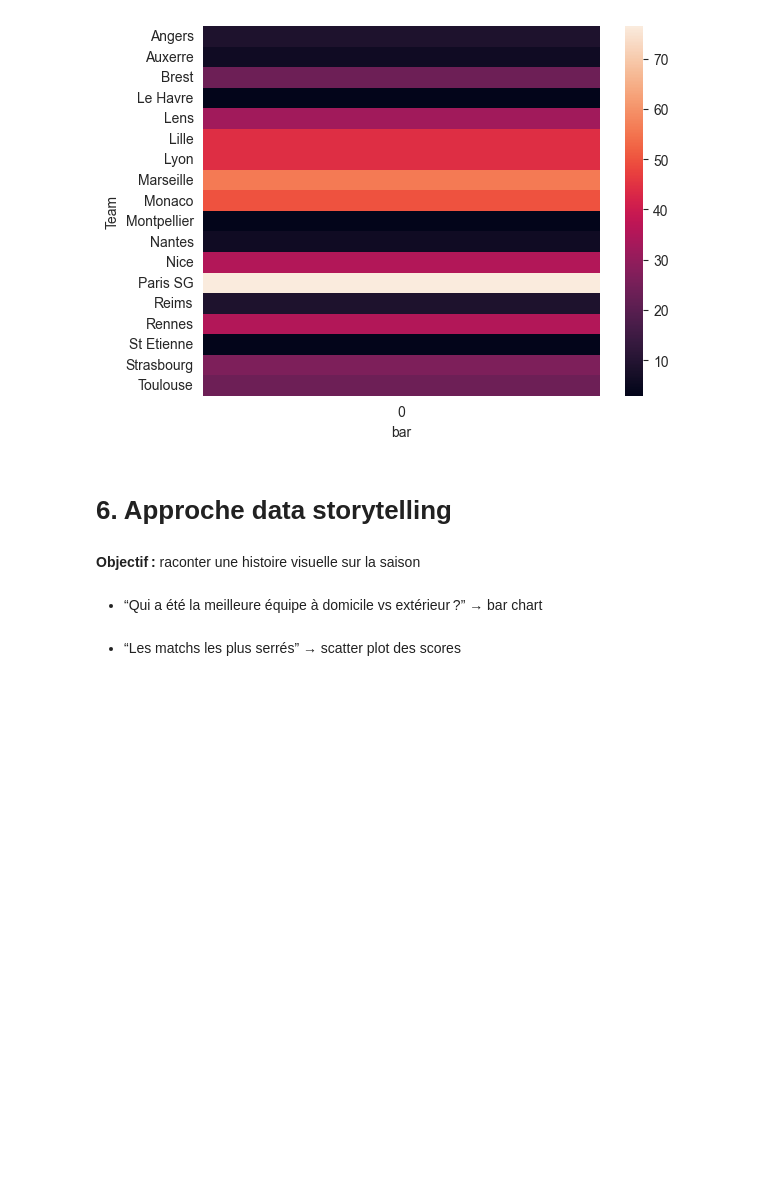
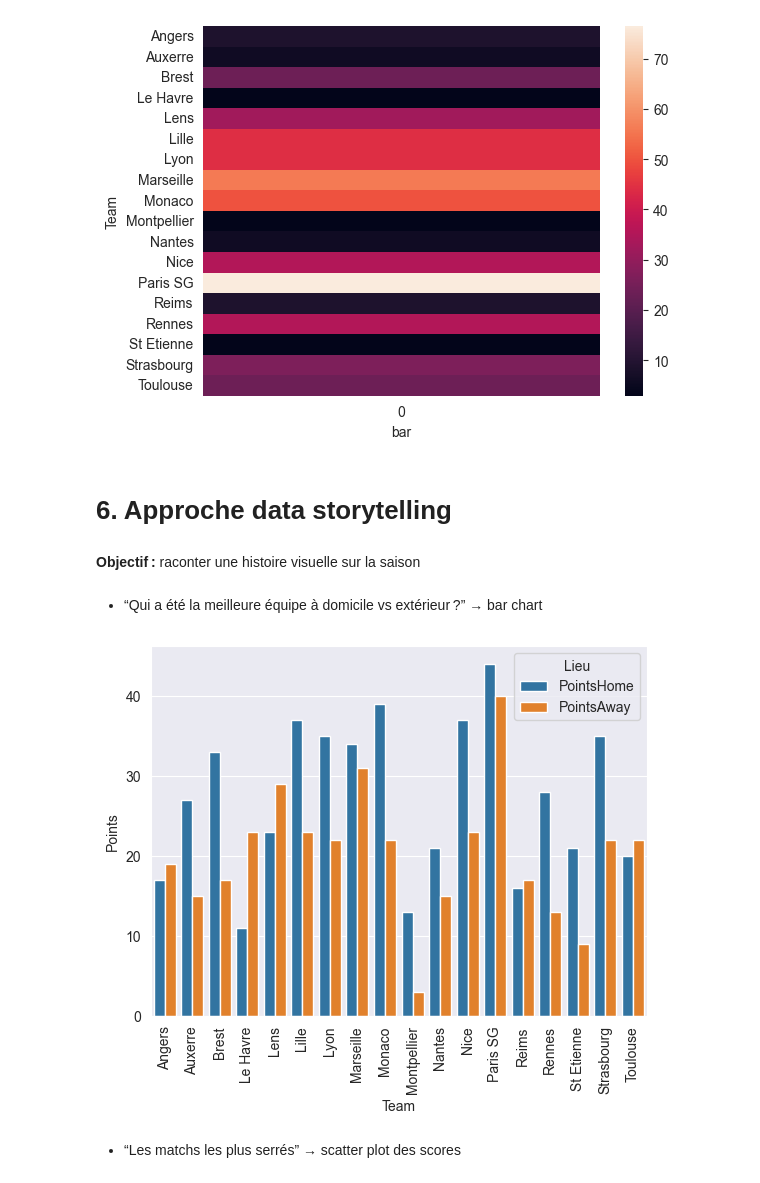
Before and after one commit to VMY7/ligue1-eda-python-24-25, a Jupyter notebook: ligue1-eda-python-24-25.ipynb, the cells around one changed output. Saved outputs shown, nothing was run; the diff lists cells and outputs as text; code cells hidden in the pictures; blank space fills up the shorter version.

Commit message:
Approche data storytelling END

```diff
--- a/ligue1-eda-python-24-25.ipynb
+++ b/ligue1-eda-python-24-25.ipynb
@@ -762,5 +762,38 @@ sns.heatmap(pivot)
 **Objectif :** raconter une histoire visuelle sur la saison
 # %% [markdown]
 - “Qui a été la meilleure équipe à domicile vs extérieur ?” → bar chart
+# %%
+# Construire deux DataFrames (domicile et extérieur)
+df_win_Home = pd.DataFrame({
+    "Team": df["HomeTeam"],
+    "Résultat": df["FTR"] == "H",
+    "PointsHome": np.where(df["FTR"] == "H", 3, np.where(df["FTR"] == "D", 1, 0))
+})
+
+df_win_Away = pd.DataFrame({
+    "Team": df["AwayTeam"],
+    "Résultat": df["FTR"] == "A",
+    "PointsAway": np.where(df["FTR"] == "A", 3, np.where(df["FTR"] == "D", 1, 0))
+})
+
+df_win_All = pd.concat([df_win_Home, df_win_Away], ignore_index=True)
+
+# Regrouper par équipe pour calculer les totaux ou moyennes
+home = df_win_All.groupby("Team")["PointsHome"].sum()
+away = df_win_All.groupby("Team")["PointsAway"].sum()
+
+# Comparer les performances domicile vs extérieur
+comparaison = pd.concat([home, away], axis=1)
+comparaison.columns = ["PointsHome", "PointsAway"]
+
+# Transformer en format "long" pour seaborn
+df_win_plot = comparaison.reset_index().melt(id_vars="Team", value_vars=["PointsHome", "PointsAway"], var_name="Lieu", value_name="Points")
+
+# Bar chart comparatif
+sns.barplot(x="Team", y="Points", hue="Lieu", data=df_win_plot)
+plt.xticks(rotation=90)
+plt.show()
+# %% [output]
+[figure, added]
 # %% [markdown]
 - “Les matchs les plus serrés” → scatter plot des scores
```
Also changed, not shown: parts of 2 cells of this notebook.
